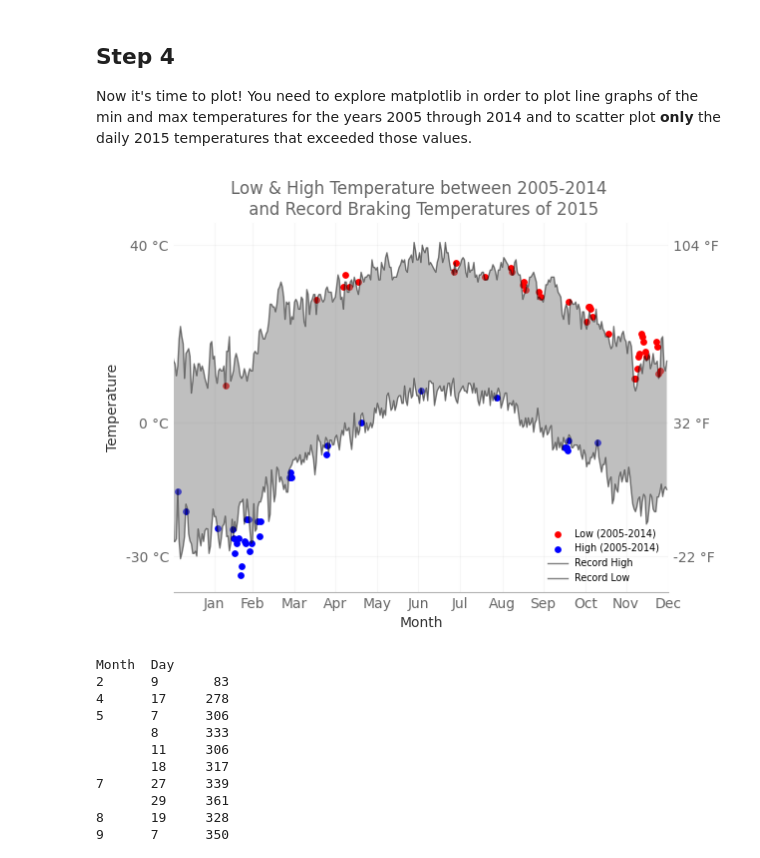
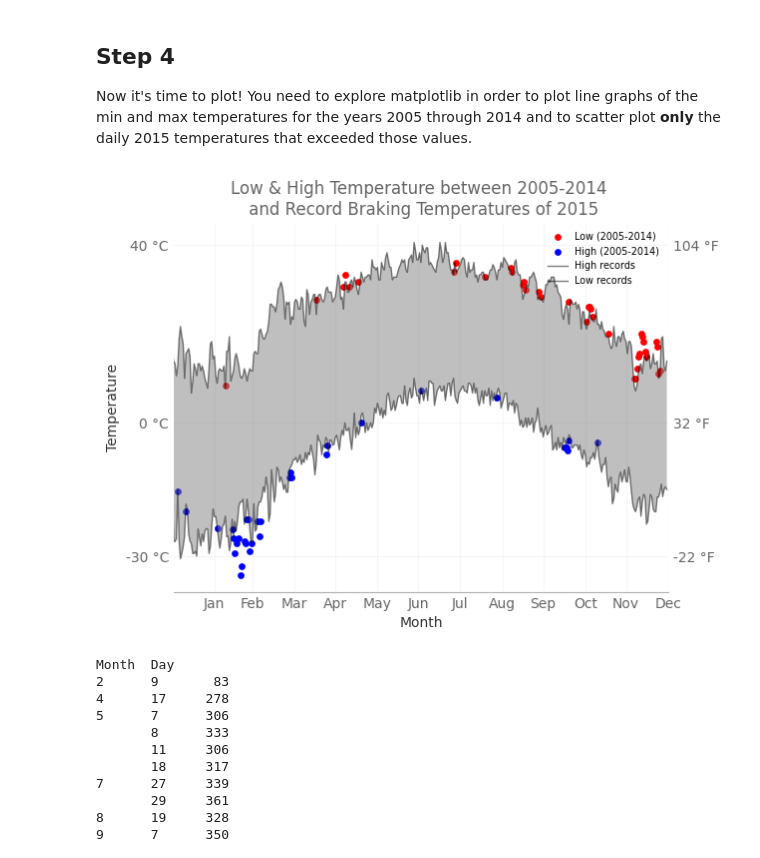
Before and after one commit to Abdoelabassi/Michigan-python-data-science, a Jupyter notebook: Applied-Plotting-Charting-Data_Representation/Week2/course2_assignment2/assignment2.ipynb, the cells around one changed output. Saved outputs shown, nothing was run; the diff lists cells and outputs as text; code cells hidden in the pictures.

```diff
--- a/Applied-Plotting-Charting-Data_Representation/Week2/course2_assignment2/assignment2.ipynb
+++ b/Applied-Plotting-Charting-Data_Representation/Week2/course2_assignment2/assignment2.ipynb
@@ -196,35 +196,36 @@ ax2.set_yticklabels(ylabels_ax2, alpha = 0.6)
 # start = pd.Series(xticks).iloc[::2]
 # end = pd.Series(xticks).iloc[1::2]
 # for s, e in zip(start, end):
 #     ax1.axvspan(s,e, alpha=0.02, color='k', linewidth = 0)
 
 ax1.grid(True, alpha = 0.1)
 
 
 # invisible Frame
 for spine in ax2.spines:
     ax2.spines[spine].set_visible(False)
 for spine in ax1.spines:
     ax1.spines[spine].set_visible(False)
 
 ax1.spines['bottom'].set_visible(True)
 ax1.spines['bottom'].set_alpha(0.3)
 
 # Removing Ticks
 ax1.tick_params(axis=u'both', which=u'both',length=0)
 ax2.tick_params(axis=u'both', which=u'both',length=0)
 
 # Labels
 ax1.set_xlabel('Month', alpha = 0.8)
 ax1.set_ylabel('Temperature' , alpha = 0.8)
 
 # legend
-leg = ax2.legend(loc=4,labels = ['Low (2005-2014)','High (2005-2014)','Record High','Record Low'], frameon = False, fontsize = 'x-small')
+leg = ax2.legend(loc=1,labels = ['Low (2005-2014)','High (2005-2014)','High records','Low records'], frameon = False, fontsize = 'x-small')
+plt.savefig('temps_matplotlib_week2.png')
 plt.show()
 
 # put your plotting code here!
 # %% [output]
-[figure, old version]
+[figure, new version]
 # %%
 import numpy as np
 h = np.where(max_temps_2015["Data_Value"] > max_temps_2005_2014["Data_Value"])[0]
```
Also changed, not shown: 2 other files.
